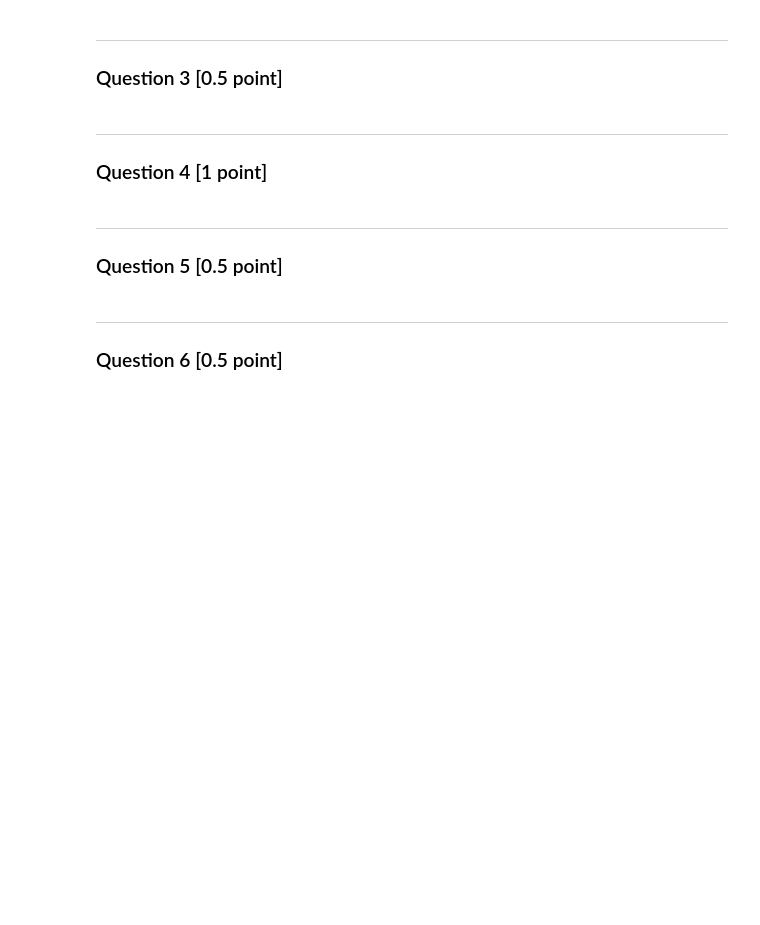
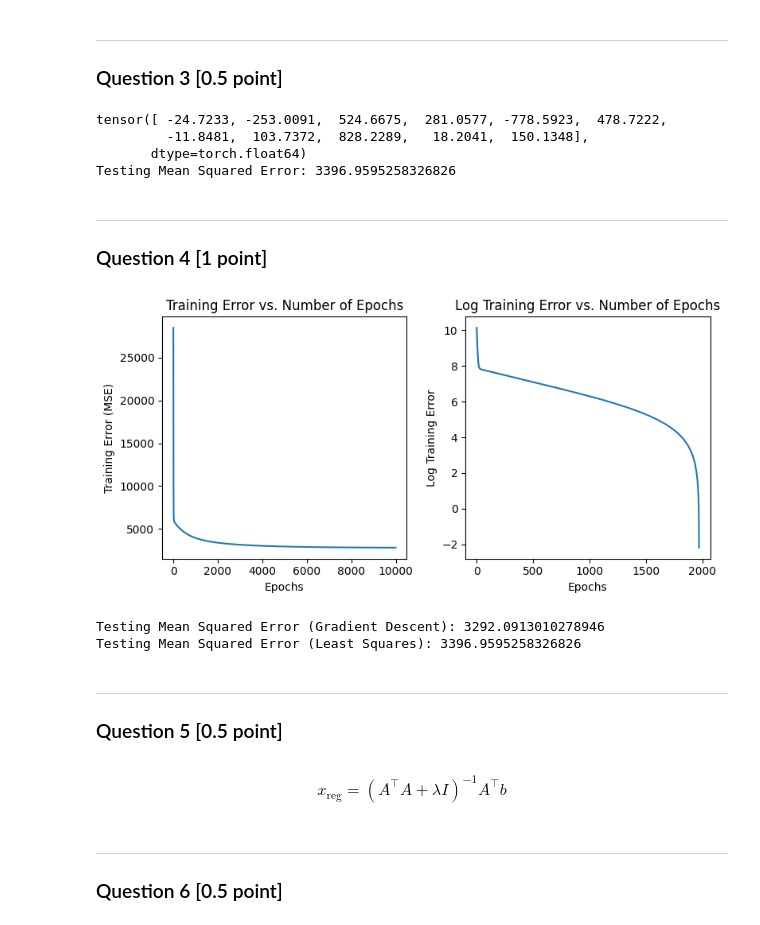
Before and after one commit to JackxTong/Math_For_ML, a Jupyter notebook: coursework1.ipynb, the cells around one changed output. Saved outputs shown, nothing was run; the diff lists cells and outputs as text; code cells hidden in the pictures; blank space fills up the shorter version.

```diff
--- a/coursework1.ipynb
+++ b/coursework1.ipynb
@@ -173,3 +443,6 @@ diabetes = datasets.load_diabetes()
 
 X = torch.tensor(diabetes.data)
 Y = torch.tensor(diabetes.target)
+# %%
+N, p = X.shape
+print(N, p)
@@ -178,0 +456,4 @@ Y = torch.tensor(diabetes.target)
+# %%
+# augment a column of ones to the data matrix
+X = torch.cat((X, torch.ones(N, 1)), dim=1)
+print(X.shape)
@@ -182,12 +483,77 @@ Y = torch.tensor(diabetes.target)
 # %% [markdown]
 ***
 ### Question 3 [0.5 point]
+# %%
+# Compute the least squares solution
+theta_LS = torch.linalg.inv(X_train.T @ X_train) @ X_train.T @ Y_train
+print(theta_LS)
+# Predict on the test set
+Y_pred = X_test @ theta_LS
+
+# Compute the mean squared error on the test set
+mse_LS = torch.mean((Y_test - Y_pred) ** 2)
+print(f'Testing Mean Squared Error: {mse_LS.item()}')
+# %% [output]
+tensor([ -24.7233, -253.0091,  524.6675,  281.0577, -778.5923,  478.7222,
+         -11.8481,  103.7372,  828.2289,   18.2041,  150.1348],
+       dtype=torch.float64)
+Testing Mean Squared Error: 3396.9595258326826
 # %% [markdown]
 ***
 ### Question 4 [1 point]
+# %%
+theta = torch.zeros(p + 1, dtype=torch.float64) # initialize the parameters to zeros
+learning_rate = 0.1
+epochs = 10**4
+training_errors = [] # store the training error for each epoch
+
+for epoch in range(epochs):
+    Y_train_pred = X_train @ theta
+    error = Y_train_pred - Y_train
+    gradient = (X_train.T @ error) / N_train
+    theta -= learning_rate * gradient
+
+    # Compute training error (mean squared error)
+    training_error = torch.mean(error ** 2)
+    training_errors.append(training_error.item())
+
+# plot both training error and log training error for better visualization
+fig, axes = plt.subplots(1, 2, figsize=(8, 4))  # 1 row, 2 columns
+
+# First plot: Training Error vs Epochs
+axes[0].plot(range(epochs), training_errors)
+axes[0].set_xlabel('Epochs')
+axes[0].set_ylabel('Training Error (MSE)')
+axes[0].set_title('Training Error vs. Number of Epochs')
+
+# Second plot: Log (Training Error - theta_LS)vs Epochs
+axes[1].plot(range(epochs), np.log(np.array(training_errors) - mse_LS.item()))
+axes[1].set_xlabel('Epochs')
+axes[1].set_ylabel('Log Training Error')
+axes[1].set_title('Log Training Error vs. Number of Epochs')
+
+# Show the plots
+plt.tight_layout()  # Adjust layout for better spacing
+plt.show()
+
+# Predict on the test set using gradient descent parameters
+Y_test_pred_gd = X_test @ theta
+
+# Compute the mean squared error
+mse_gd = torch.mean((Y_test - Y_test_pred_gd) ** 2)
+print(f'Testing Mean Squared Error (Gradient Descent): {mse_gd.item()}')
+print(f'Testing Mean Squared Error (Least Squares): {mse_LS.item()}')
+# %% [output]
+[figure, added]
+Testing Mean Squared Error (Gradient Descent): 3292.0913010278946
+Testing Mean Squared Error (Least Squares): 3396.9595258326826
 # %% [markdown]
 ***
 ### Question 5 [0.5 point]
+# %% [markdown]
+$$
+x_{\mathrm{reg}} = \left(A^\top A + \lambda I\right)^{-1} A^\top b
+$$
 # %% [markdown]
 ***
 ### Question 6 [0.5 point]
```
Also changed, not shown: parts of 21 cells of this notebook.
